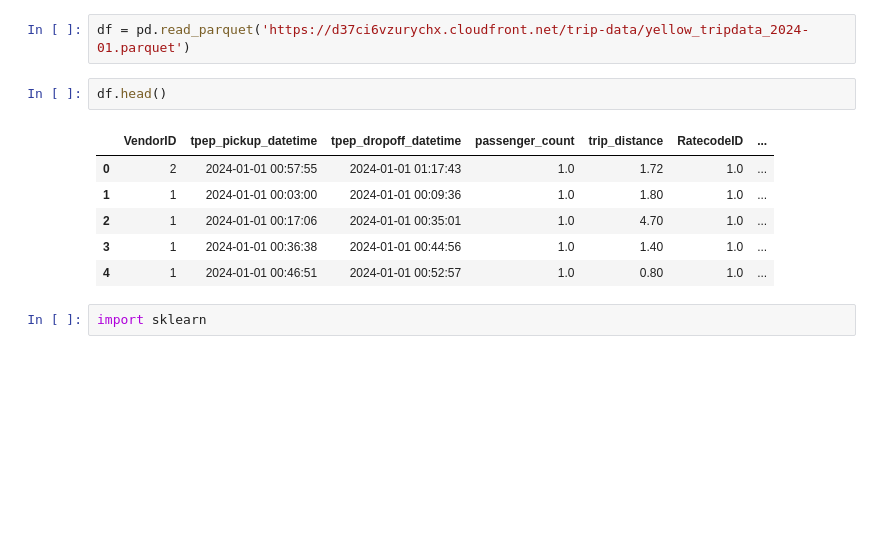
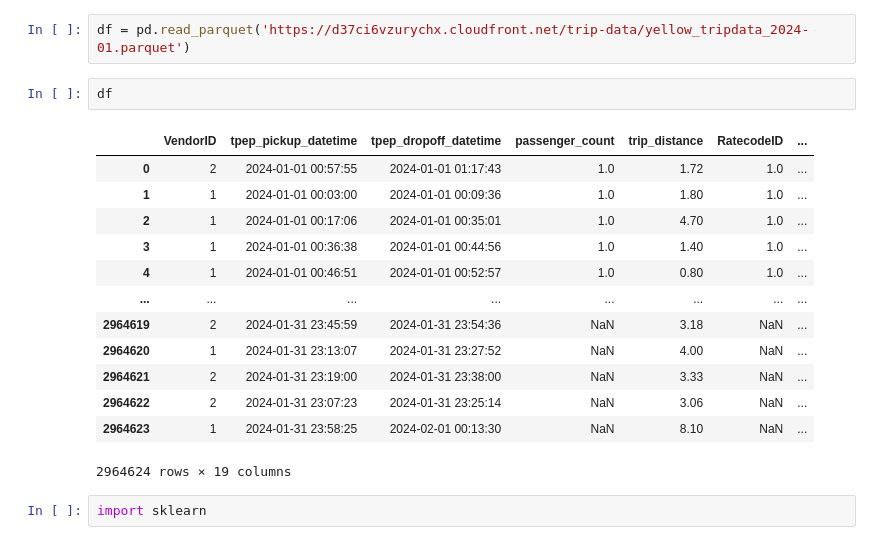
Before and after one commit to Estevam1to/mlops-zoomcamp, a Jupyter notebook: 01-intro/homework.ipynb, the cells around one changed output. Drawn from its saved outputs; the diff is of its cells as text; blank space fills up the shorter version.

```diff
--- a/01-intro/homework.ipynb
+++ b/01-intro/homework.ipynb
@@ -7,14 +9,21 @@ pd.__version__
 # %%
 df = pd.read_parquet('https://d37ci6vzurychx.cloudfront.net/trip-data/yellow_tripdata_2024-01.parquet')
 # %%
-df.head()
+df
 # %% [output]
 |  | VendorID | tpep_pickup_datetime | tpep_dropoff_datetime | passenger_count | trip_distance | RatecodeID | ... |
 | 0 | 2 | 2024-01-01 00:57:55 | 2024-01-01 01:17:43 | 1.0 | 1.72 | 1.0 | ... |
 | 1 | 1 | 2024-01-01 00:03:00 | 2024-01-01 00:09:36 | 1.0 | 1.80 | 1.0 | ... |
 | 2 | 1 | 2024-01-01 00:17:06 | 2024-01-01 00:35:01 | 1.0 | 4.70 | 1.0 | ... |
 | 3 | 1 | 2024-01-01 00:36:38 | 2024-01-01 00:44:56 | 1.0 | 1.40 | 1.0 | ... |
 | 4 | 1 | 2024-01-01 00:46:51 | 2024-01-01 00:52:57 | 1.0 | 0.80 | 1.0 | ... |
+| ... | ... | ... | ... | ... | ... | ... | ... |
+| 2964619 | 2 | 2024-01-31 23:45:59 | 2024-01-31 23:54:36 | NaN | 3.18 | NaN | ... |
+| 2964620 | 1 | 2024-01-31 23:13:07 | 2024-01-31 23:27:52 | NaN | 4.00 | NaN | ... |
+| 2964621 | 2 | 2024-01-31 23:19:00 | 2024-01-31 23:38:00 | NaN | 3.33 | NaN | ... |
+| 2964622 | 2 | 2024-01-31 23:07:23 | 2024-01-31 23:25:14 | NaN | 3.06 | NaN | ... |
+| 2964623 | 1 | 2024-01-31 23:58:25 | 2024-02-01 00:13:30 | NaN | 8.10 | NaN | ... |
+2964624 rows × 19 columns
 # %%
 import sklearn
 # %%
```
Also changed, not shown: parts of 27 cells of this notebook.
